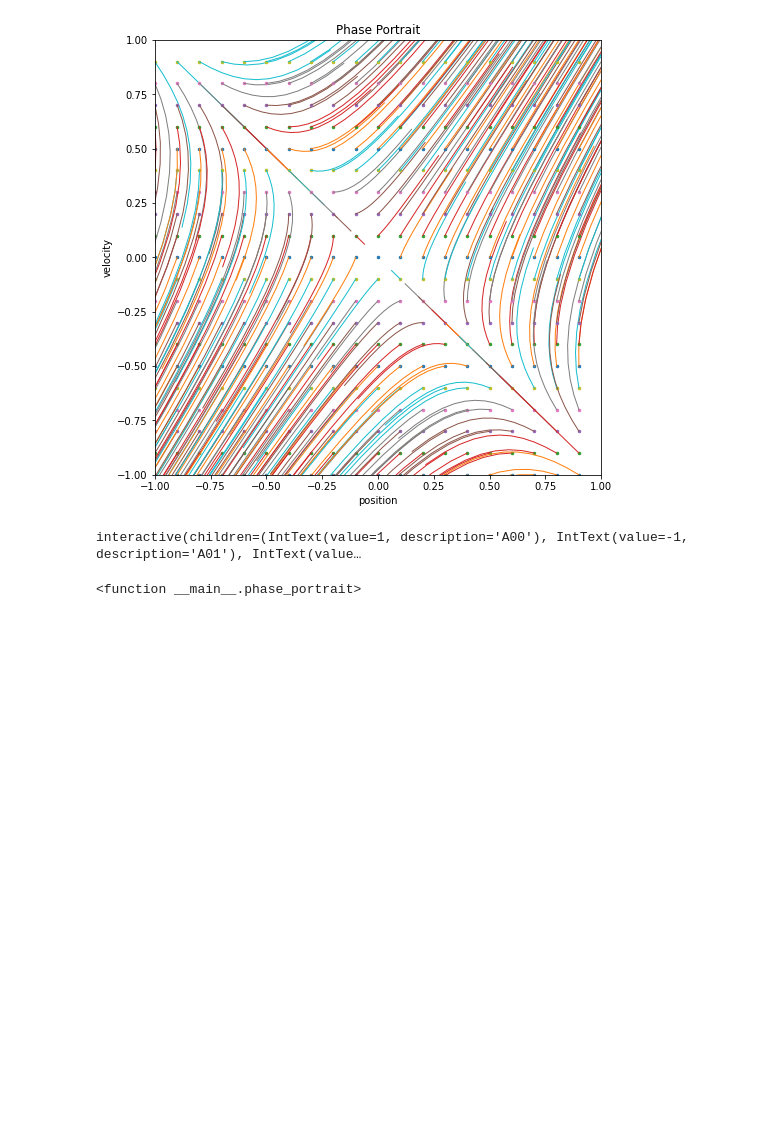
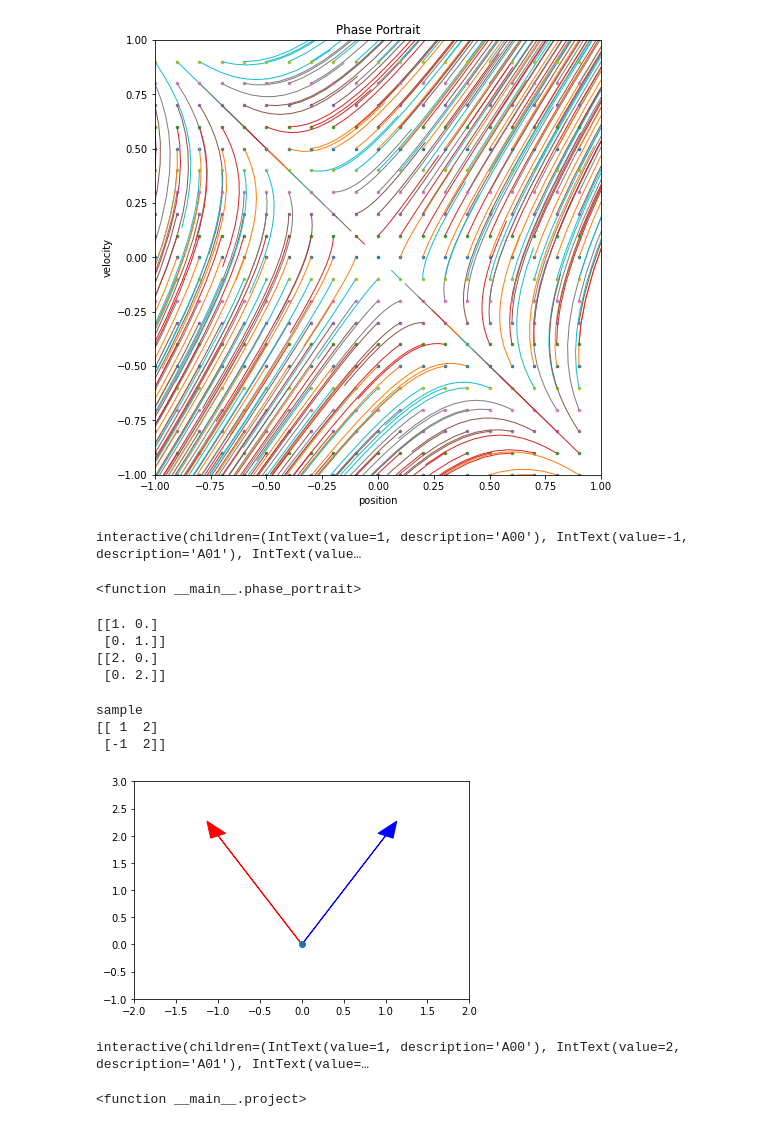
Before and after one commit to ctarrington/data-science-hw, a Jupyter notebook: kalman-filters/rlabbe/rlabbe_07_math_scraps.ipynb, the cells around one changed output. Saved outputs shown, nothing was run; the diff lists cells and outputs as text; code cells hidden in the pictures; blank space fills up the shorter version.

```diff
--- a/kalman-filters/rlabbe/rlabbe_07_math_scraps.ipynb
+++ b/kalman-filters/rlabbe/rlabbe_07_math_scraps.ipynb
@@ -88,3 +89,35 @@ interact(phase_portrait,
 # %% [output]
 interactive(children=(IntText(value=1, description='A00'), IntText(value=-1, description='A01'), IntText(value…
 <function __main__.phase_portrait>
+# %%
+A = np.array([[1,2],[3,4]])
+A_inv = inv(A)
+
+product = np.around(A.dot(A_inv))
+print(product)
+
+product = np.around((2*A).dot(A_inv))
+print(product)
+# %% [output]
+[[1. 0.]
+ [0. 1.]]
+[[2. 0.]
+ [0. 2.]]
+# %%
+def plot_row_vectors(a, title):
+  print(title)
+  print(a)
+  plot(0,0, 'o')
+  arrow(0,0, a[0,0], a[0,1], head_width=0.2, color='b')
+  arrow(0,0, a[1,0], a[1,1], head_width=0.2, color='r')
+  plt.xlim(left=min(0, a[0,0], a[1,0])-1, right=max(0, a[0,0], a[1,0])+1)
+  plt.ylim(bottom=min(0, a[0,1], a[1,1])-1, top=max(0, a[0,1], a[1,1])+1)
+
+  plt.show()
+# %%
+plot_row_vectors(np.array([[1,2], [-1,2]]), 'sample')
+# %% [output]
+sample
+[[ 1  2]
+ [-1  2]]
+[figure, added]
@@ -90,0 +133,14 @@ interactive(children=(IntText(value=1, description='A00'), IntText(value=-1, des
+# %%
+interact(project,
+         A00=widgets.IntText(1,min=-5, max=5),
+         A01=widgets.IntText(2,min=-5, max=5),
+         A10=widgets.IntText(2,min=-5, max=5),
+         A11=widgets.IntText(1,min=-5, max=5),
+         B00=widgets.IntText(-1,min=-5, max=5),
+         B01=widgets.IntText(1,min=-5, max=5),
+         B10=widgets.IntText(1,min=-5, max=5),
+         B11=widgets.IntText(1,min=-5, max=5)
+         )
+# %% [output]
+interactive(children=(IntText(value=1, description='A00'), IntText(value=2, description='A01'), IntText(value=…
+<function __main__.project>
```
Also changed, not shown: parts of 3 cells of this notebook.
